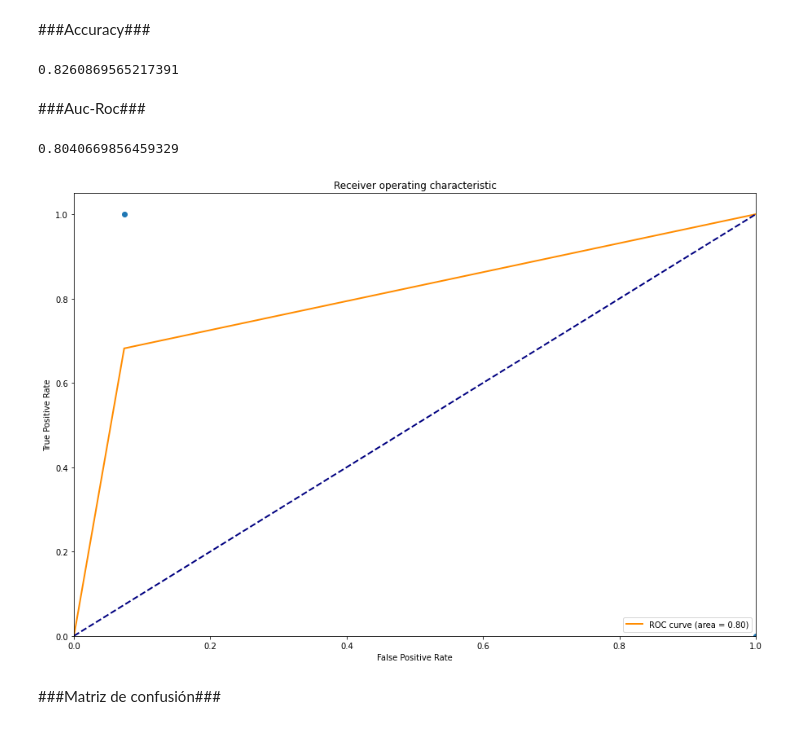
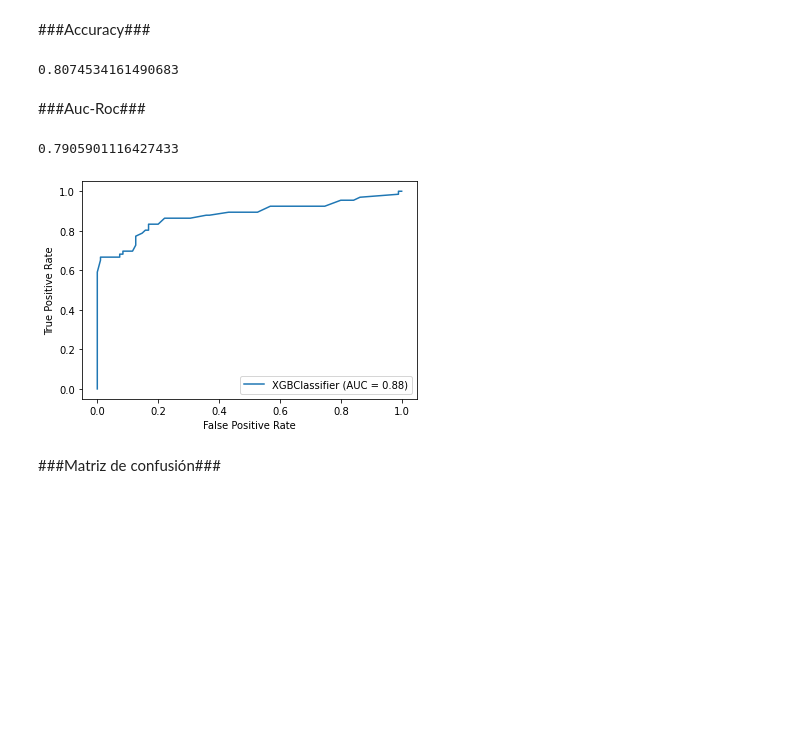
Before and after one commit to solcanalla/fiumark, a Jupyter notebook: xgboost.ipynb, the cells around one changed output. Cells and saved outputs as stored; diff of their text form; code cells hidden in the pictures; blank space fills up the shorter version.

```diff
--- a/xgboost.ipynb
+++ b/xgboost.ipynb
@@ -101,23 +116,24 @@ weighted avg       0.83      0.83      0.82       161
 ###Accuracy###
 # %%
 from sklearn.metrics import accuracy_score
-accuracy = accuracy_score(y_test, y_pred)
+accuracy = accuracy_score(y_test2, y_pred)
 accuracy
 # %% [output]
-0.8260869565217391
+0.8074534161490683
 # %% [markdown]
 ###Auc-Roc###
 # %%
 from sklearn.metrics import roc_auc_score
-auc_roc = roc_auc_score(y_test, y_pred)
+auc_roc = roc_auc_score(y_test2, y_pred)
 auc_roc
 # %% [output]
-0.8040669856459329
+0.7905901116427433
-# %%
-fpr, tpr, thresholds = roc_curve(y_test, y_pred)
-plot_roc(fpr, tpr, thresholds)
-# %% [output]
-[figure, removed]
+# %%
+from sklearn.metrics import plot_roc_curve
+plot_roc_curve(gscv2.best_estimator_, X_test2, y_test2)
+plt.show()
+# %% [output]
+[figure, added]
 # %% [markdown]
 ###Matriz de confusión###
 # %%
```
Also changed, not shown: parts of 20 cells of this notebook.
